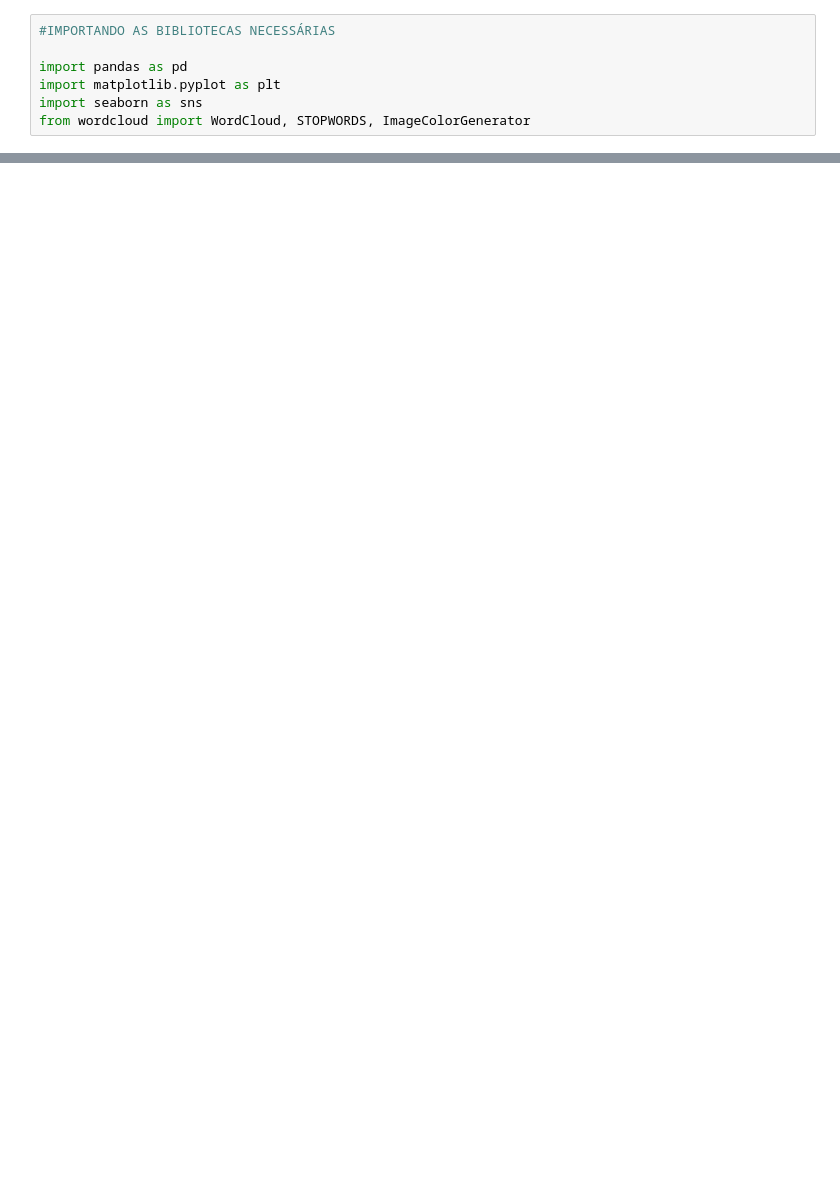
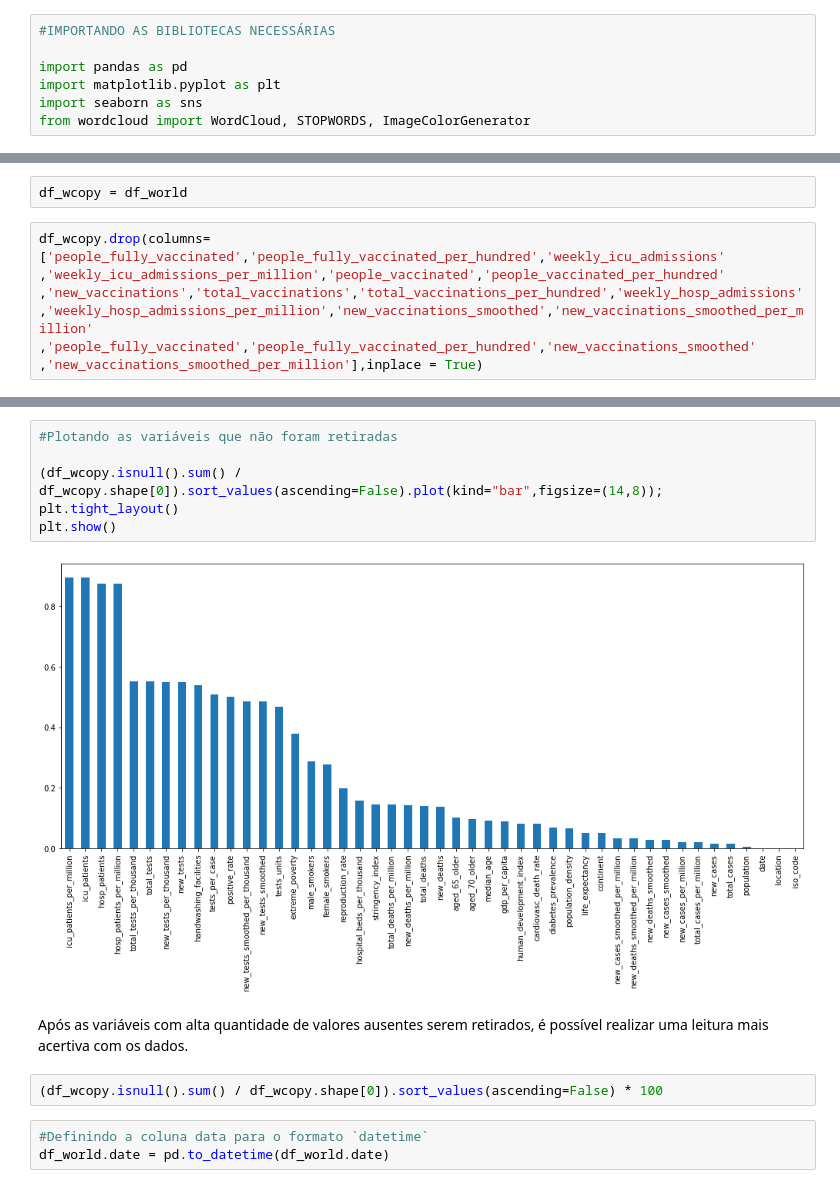
Before and after one commit to Yanni-Dhevictor/Projetos-de-Data-Science, a Jupyter notebook: [PROJETO]PANORAMA_DO_COVID_19.ipynb, the cells around one changed output, grey strips where cells are left out. Saved outputs shown, nothing was run; the diff lists cells and outputs as text; blank space fills up the shorter version.

```diff
--- a/[PROJETO]PANORAMA_DO_COVID_19.ipynb
+++ b/[PROJETO]PANORAMA_DO_COVID_19.ipynb
@@ -38,0 +262,9 @@ df_world.describe()
+# %%
+df_wcopy = df_world
+# %%
+df_wcopy.drop(columns=['people_fully_vaccinated','people_fully_vaccinated_per_hundred','weekly_icu_admissions'
+,'weekly_icu_admissions_per_million','people_vaccinated','people_vaccinated_per_hundred'
+,'new_vaccinations','total_vaccinations','total_vaccinations_per_hundred','weekly_hosp_admissions'
+,'weekly_hosp_admissions_per_million','new_vaccinations_smoothed','new_vaccinations_smoothed_per_million'
+,'people_fully_vaccinated','people_fully_vaccinated_per_hundred','new_vaccinations_smoothed'
+,'new_vaccinations_smoothed_per_million'],inplace = True)
@@ -38,0 +291,15 @@ df_world.describe()
+# %%
+#Plotando as variáveis que não foram retiradas
+
+(df_wcopy.isnull().sum() / df_wcopy.shape[0]).sort_values(ascending=False).plot(kind="bar",figsize=(14,8));
+plt.tight_layout()
+plt.show()
+# %% [output]
+[figure, added]
+# %% [markdown]
+Após as variáveis com alta quantidade de valores ausentes serem retirados, é possível realizar uma leitura mais acertiva com os dados.
+# %%
+(df_wcopy.isnull().sum() / df_wcopy.shape[0]).sort_values(ascending=False) * 100
+# %%
+#Definindo a coluna data para o formato `datetime`
+df_world.date = pd.to_datetime(df_world.date)
```
Also changed, not shown: parts of 58 cells of this notebook.
